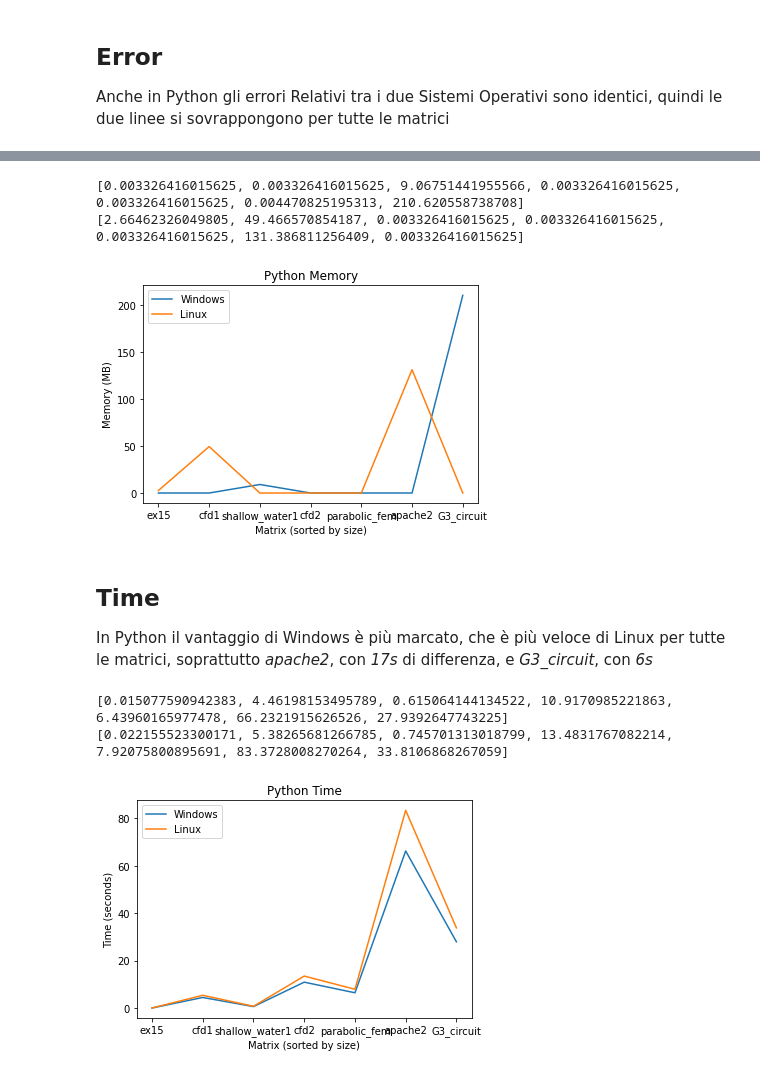
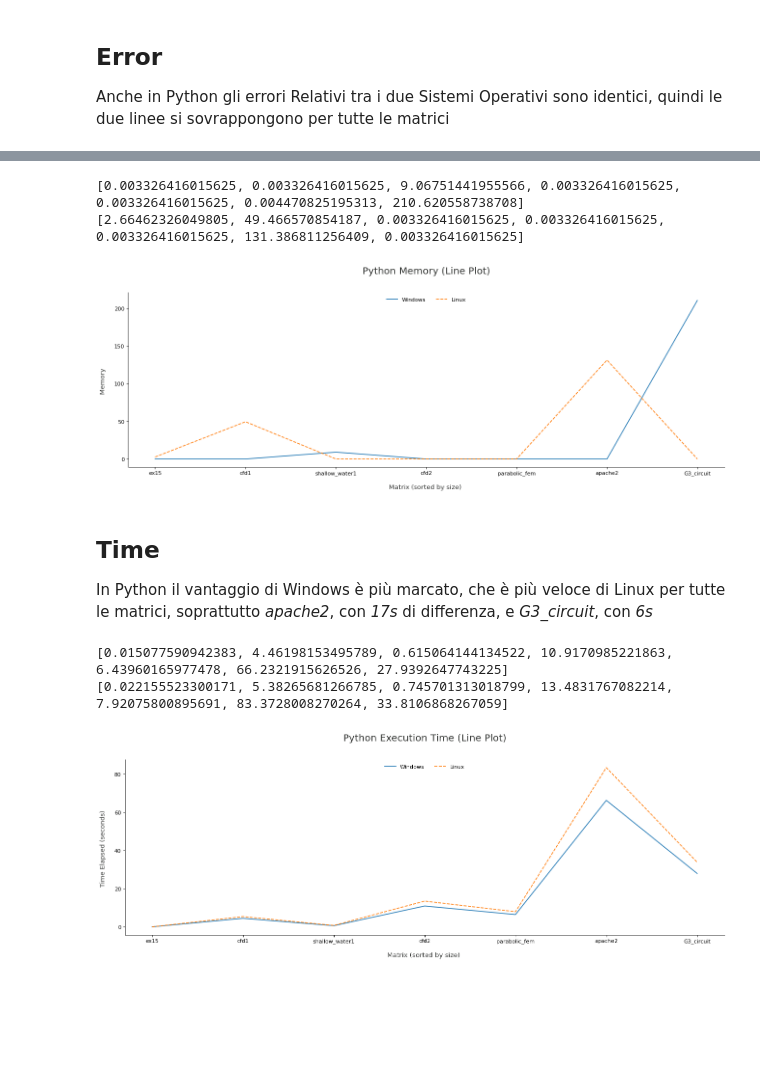
Before and after one commit to simonebenitozzi/cholesky-analysis, a Jupyter notebook: Analysis/model/OSCompare.ipynb, the cells around one changed output, grey strips where cells are left out. Cells and saved outputs as stored; diff of their text form; code cells hidden in the pictures; blank space fills up the shorter version.

```diff
--- a/Analysis/model/OSCompare.ipynb
+++ b/Analysis/model/OSCompare.ipynb
@@ -147,22 +204,16 @@ plt.show()
 # %%
 py_win_mem = data_py_win.Memory.tolist()
 py_lin_mem = data_py_lin.Memory.tolist()
 print(py_win_mem)
 print(py_lin_mem)
 
 matrix_names = data_py_win.Name.tolist()
 
-plt.plot(matrix_names,py_win_mem, label="Windows")
-plt.plot(matrix_names,py_lin_mem, label="Linux")
-plt.title('Python Memory')
-plt.xlabel('Matrix (sorted by size)')
-plt.ylabel('Memory (MB)')
-plt.legend()
-plt.show()
+plot(matrix_names, py_win_mem, py_lin_mem, "Matrix (sorted by size)", "Memory", "Python Memory")
 # %% [output]
 [0.003326416015625, 0.003326416015625, 9.06751441955566, 0.003326416015625, 0.003326416015625, 0.004470825195313, 210.620558738708]
 [2.66462326049805, 49.466570854187, 0.003326416015625, 0.003326416015625, 0.003326416015625, 131.386811256409, 0.003326416015625]
-[figure, old version]
+[figure, new version]
 # %% [markdown]
 ## Time
 
@@ -175,14 +226,8 @@ print(py_lin_time)
 
 matrix_names = data_py_win.Name.tolist()
 
-plt.plot(matrix_names,py_win_time, label="Windows")
-plt.plot(matrix_names,py_lin_time, label="Linux")
-plt.title('Python Time')
-plt.xlabel('Matrix (sorted by size)')
-plt.ylabel('Time (seconds)')
-plt.legend()
-plt.show()
+plot(matrix_names, py_win_time, py_lin_time, "Matrix (sorted by size)", "Time Elapsed (seconds)", "Python Execution Time")
 # %% [output]
 [0.015077590942383, 4.46198153495789, 0.615064144134522, 10.9170985221863, 6.43960165977478, 66.2321915626526, 27.9392647743225]
 [0.022155523300171, 5.38265681266785, 0.745701313018799, 13.4831767082214, 7.92075800895691, 83.3728008270264, 33.8106868267059]
-[figure, old version]
+[figure, new version]
```
Also changed, not shown: parts of 8 cells of this notebook, 1 other file.
